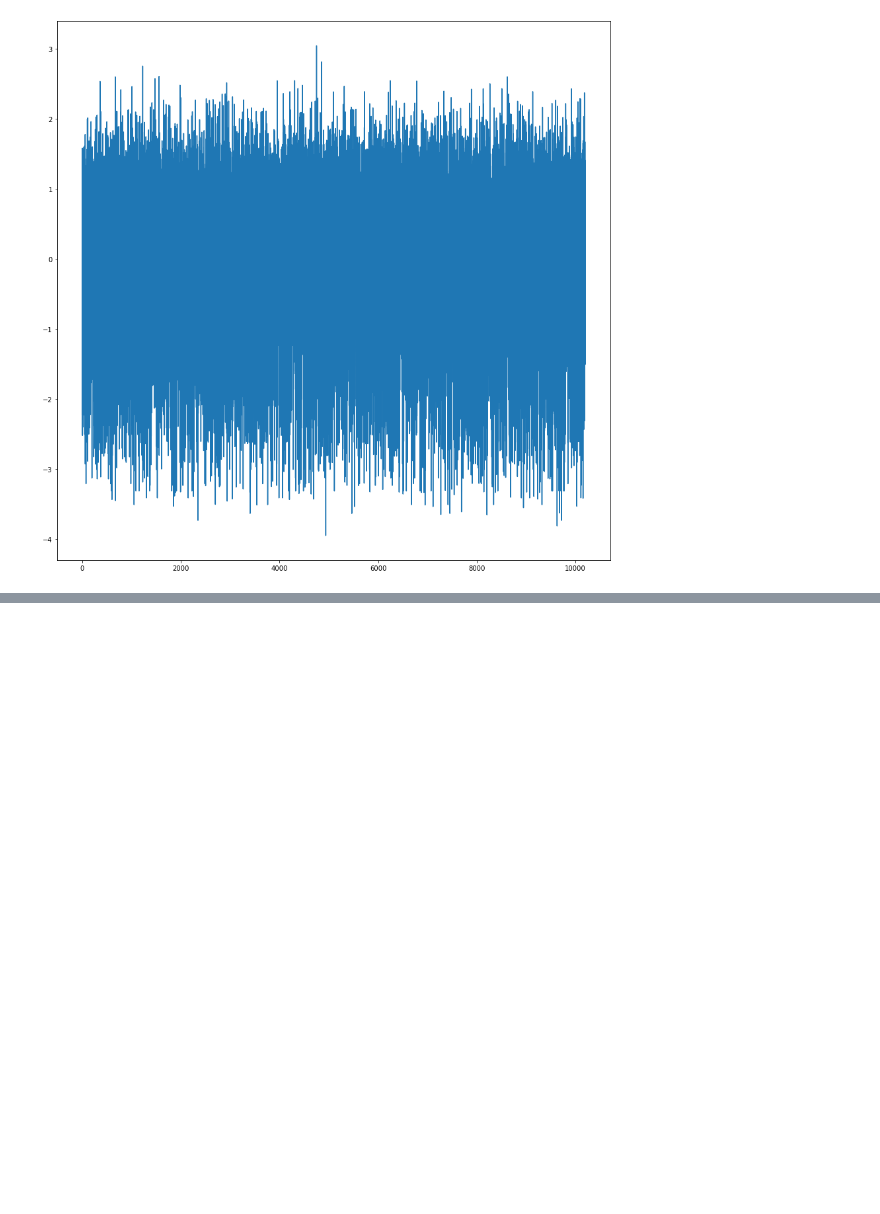
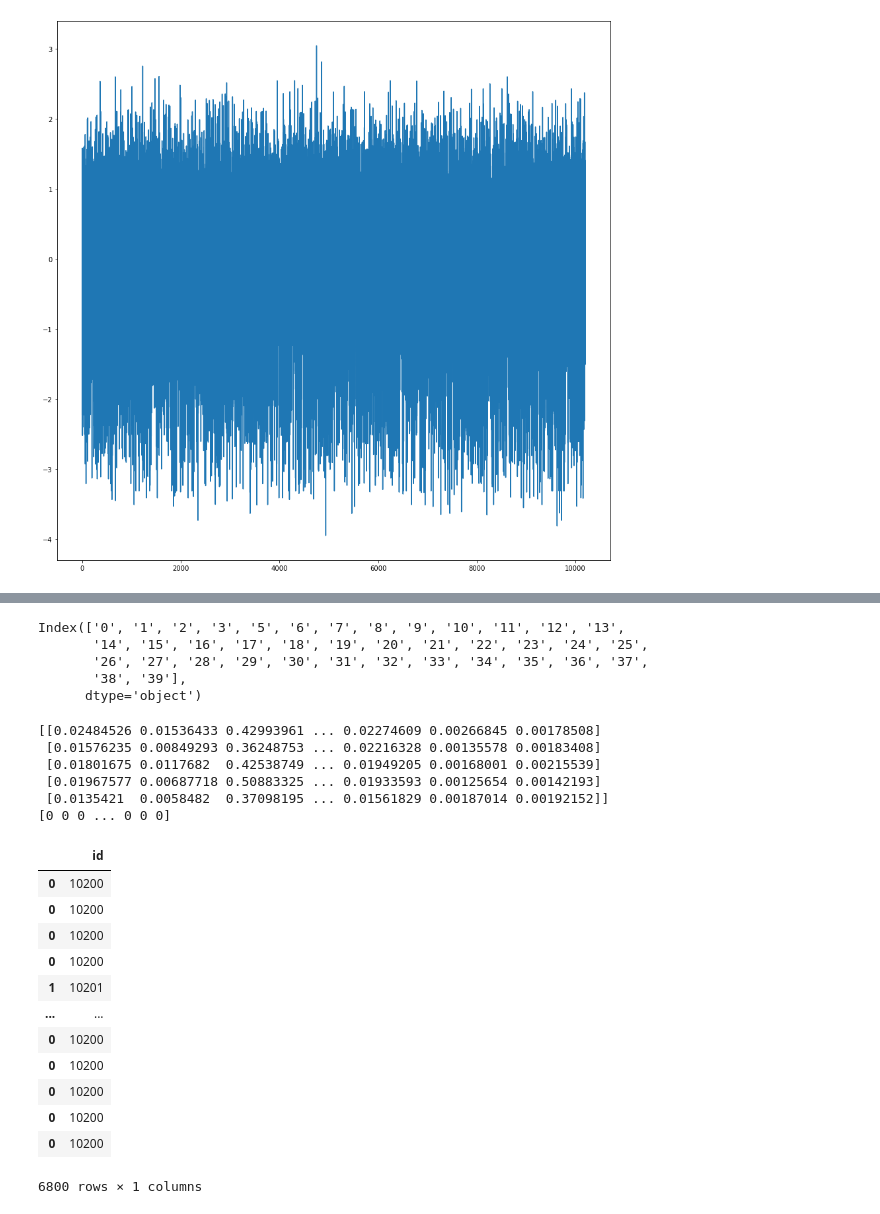
Before and after one commit to keisukecl/compe_Income_forecast, a Jupyter notebook: ML.ipynb, the cells around one changed output, grey strips where cells are left out. Drawn from its saved outputs; the diff is of its cells as text; code cells hidden in the pictures; blank space fills up the shorter version.

```diff
--- a/ML.ipynb
+++ b/ML.ipynb
@@ -497,0 +498,48 @@ accuracy_score(train['Y'], val_preds)
+# %%
+test_id = pd.read_csv("../data/test.csv")['id']
+test.columns = test.columns.map(namemap)
+
+X_test = test[numeric_cols]
+# %% [output]
+Index(['0', '1', '2', '3', '5', '6', '7', '8', '9', '10', '11', '12', '13',
+       '14', '15', '16', '17', '18', '19', '20', '21', '22', '23', '24', '25',
+       '26', '27', '28', '29', '30', '31', '32', '33', '34', '35', '36', '37',
+       '38', '39'],
+      dtype='object')
+# %%
+preds=[]
+
+for i, model in enumerate(models):
+  preds.append(model.predict(X_test))
+
+preds = np.array(preds)
+# %%
+preds.shape
+print(preds)
+
+preds_mean = preds.mean(axis = 0)
+preds_mean = np.where(preds_mean < 0.5, 0, 1)
+print(preds_mean)
+# %% [output]
+[[0.02484526 0.01536433 0.42993961 ... 0.02274609 0.00266845 0.00178508]
+ [0.01576235 0.00849293 0.36248753 ... 0.02216328 0.00135578 0.00183408]
+ [0.01801675 0.0117682  0.42538749 ... 0.01949205 0.00168001 0.00215539]
+ [0.01967577 0.00687718 0.50883325 ... 0.01933593 0.00125654 0.00142193]
+ [0.0135421  0.0058482  0.37098195 ... 0.01561829 0.00187014 0.00192152]]
+[0 0 0 ... 0 0 0]
+# %%
+submit = pd.DataFrame(test_id, preds_mean)
+# %% [output]
+|  | id |
+| 0 | 10200 |
+| 0 | 10200 |
+| 0 | 10200 |
+| 0 | 10200 |
+| 1 | 10201 |
+| ... | ... |
+| 0 | 10200 |
+| 0 | 10200 |
+| 0 | 10200 |
+| 0 | 10200 |
+| 0 | 10200 |
+6800 rows × 1 columns
```
Also changed, not shown: parts of 2 cells of this notebook, 1 other file.
